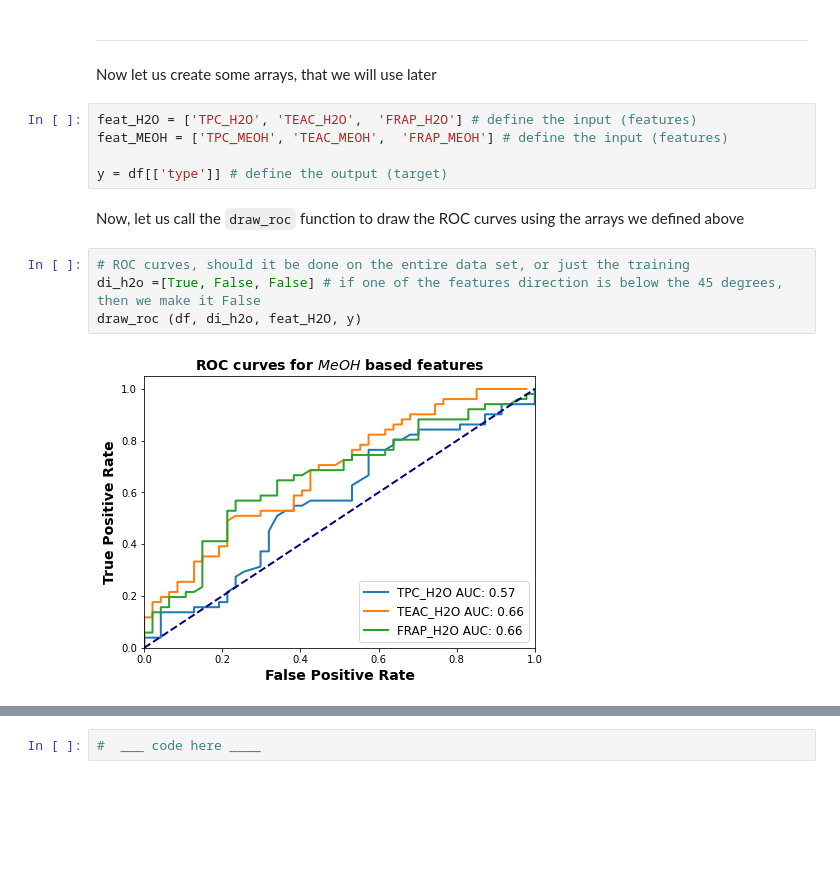
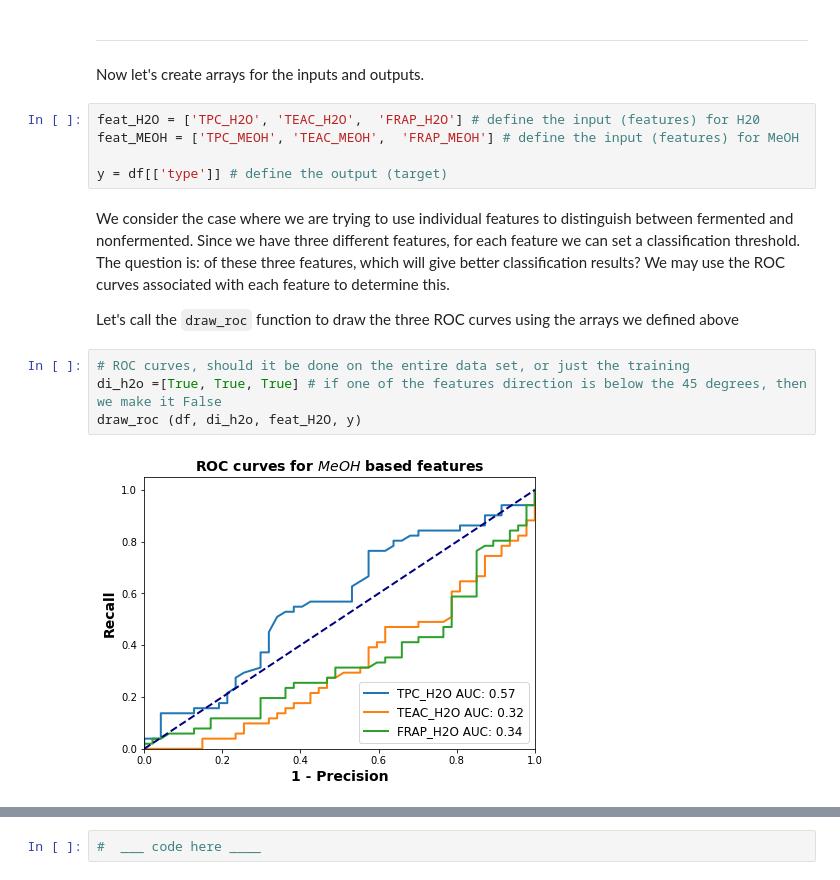
Before and after one commit to Hack4Dev/rooibosTea_classification, a Jupyter notebook: rooibos/stats_classification.ipynb, the cells around one changed output, grey strips where cells are left out. Drawn from its saved outputs; the diff is of its cells as text; blank space fills up the shorter version.

```diff
--- a/rooibos/stats_classification.ipynb
+++ b/rooibos/stats_classification.ipynb
@@ -84,17 +113,19 @@ print(df.head(2))
 # %% [markdown]
 ---
 # %% [markdown]
-Now let us create some arrays, that we will use later
+Now let's create arrays for the inputs and outputs.
 # %%
-feat_H2O = ['TPC_H2O', 'TEAC_H2O',  'FRAP_H2O'] # define the input (features)
-feat_MEOH = ['TPC_MEOH', 'TEAC_MEOH',  'FRAP_MEOH'] # define the input (features)
+feat_H2O = ['TPC_H2O', 'TEAC_H2O',  'FRAP_H2O'] # define the input (features) for H20
+feat_MEOH = ['TPC_MEOH', 'TEAC_MEOH',  'FRAP_MEOH'] # define the input (features) for MeOH
 
 y = df[['type']] # define the output (target)
 # %% [markdown]
-Now, let us call the `draw_roc` function to draw the ROC curves using the arrays we defined above
+We consider the case where we are trying to use individual features to distinguish between fermented and nonfermented.  Since we have three different features, for each feature we can set a classification threshold.  The question is:  of these three features, which will give better classification results? We may use the ROC curves associated with each feature to determine this.
+
+Let's call the `draw_roc` function to draw the three ROC curves using the arrays we defined above
 # %%
 # ROC curves, should it be done on the entire data set, or just the training
-di_h2o =[True, False, False] # if one of the features direction is below the 45 degrees, then we make it False
+di_h2o =[True, True, True] # if one of the features direction is below the 45 degrees, then we make it False
 draw_roc (df, di_h2o, feat_H2O, y)
 # %% [output]
-[figure, old version]
+[figure, new version]
```
Also changed, not shown: parts of 10 cells of this notebook, 6 other files.
